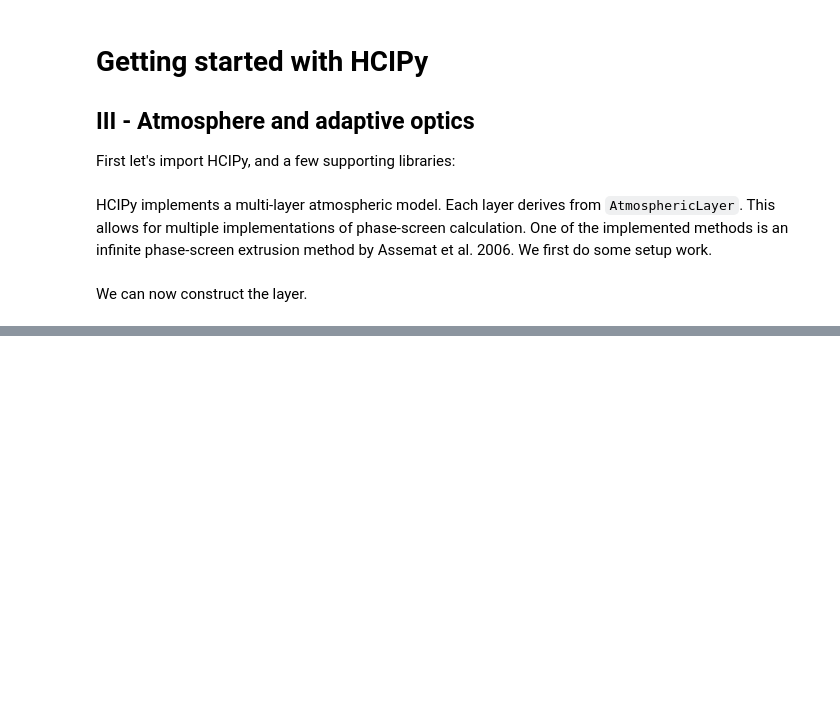
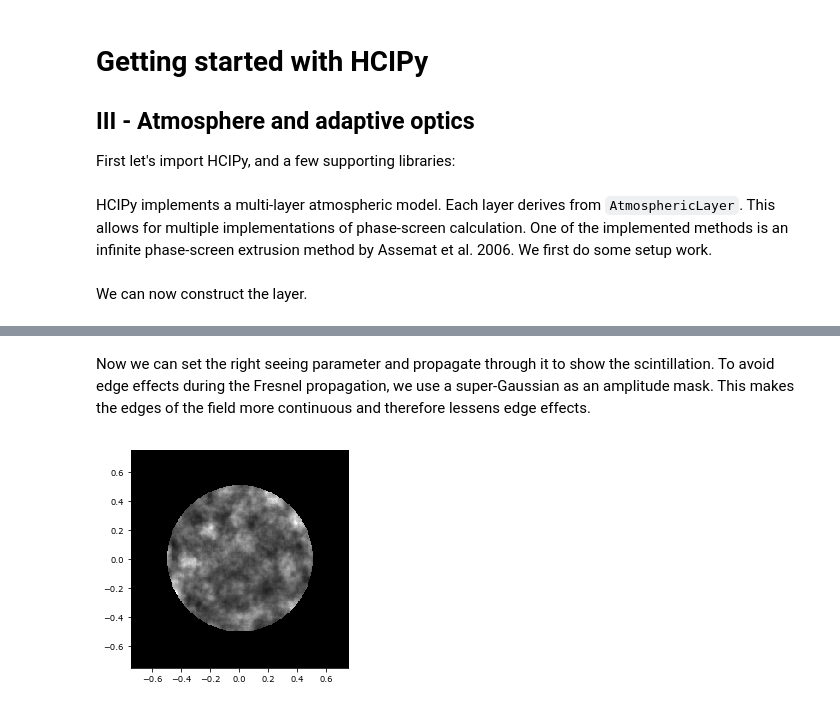
Before and after one commit to ehpor/hcipy, a Jupyter notebook: tutorial/Getting started with HCIPy - III Atmosphere and adaptive optics.ipynb, the cells around one changed output, grey strips where cells are left out. Saved outputs shown, nothing was run; the diff lists cells and outputs as text; code cells hidden in the pictures; blank space fills up the shorter version.

```diff
--- a/tutorial/Getting started with HCIPy - III Atmosphere and adaptive optics.ipynb
+++ b/tutorial/Getting started with HCIPy - III Atmosphere and adaptive optics.ipynb
@@ -58,0 +65,27 @@ These single layers can be combined into a multi-layer atmospheric model.
+# %%
+pupil_grid = make_pupil_grid(256, 1.5)
+focal_grid = make_focal_grid(pupil_grid, 2, 64)
+prop = FraunhoferPropagator(pupil_grid, focal_grid)
+
+pup = circular_aperture(1)(pupil_grid)
+
+# Make multi-layer atmosphere
+layers = make_standard_atmospheric_layers(pupil_grid, outer_scale)
+
+atmos = MultiLayerAtmosphere(layers, scintilation=True)
+# %% [markdown]
+Now we can set the right seeing parameter and propagate through it to show the scintillation. To avoid edge effects during the Fresnel propagation, we use a super-Gaussian as an amplitude mask. This makes the edges of the field more continuous and therefore lessens edge effects.
+# %%
+# Set the seeing parameters and reset
+atmos.Cn_squared = Cn_squared_from_fried_parameter(0.1, 550e-9)
+atmos.reset()
+
+# Use super-Gaussian to avoid edge effects
+p = np.exp(-(pupil_grid.as_('polar').r/0.68)**20)
+wf = atmos(Wavefront(Field(p, pupil_grid), 2e-6))
+
+# Show scintillation field
+imshow_field(wf.intensity * pup, cmap='gray')
+plt.show()
+# %% [output]
+[figure, added]
```
Also changed, not shown: parts of 7 cells of this notebook, 12 other files.
